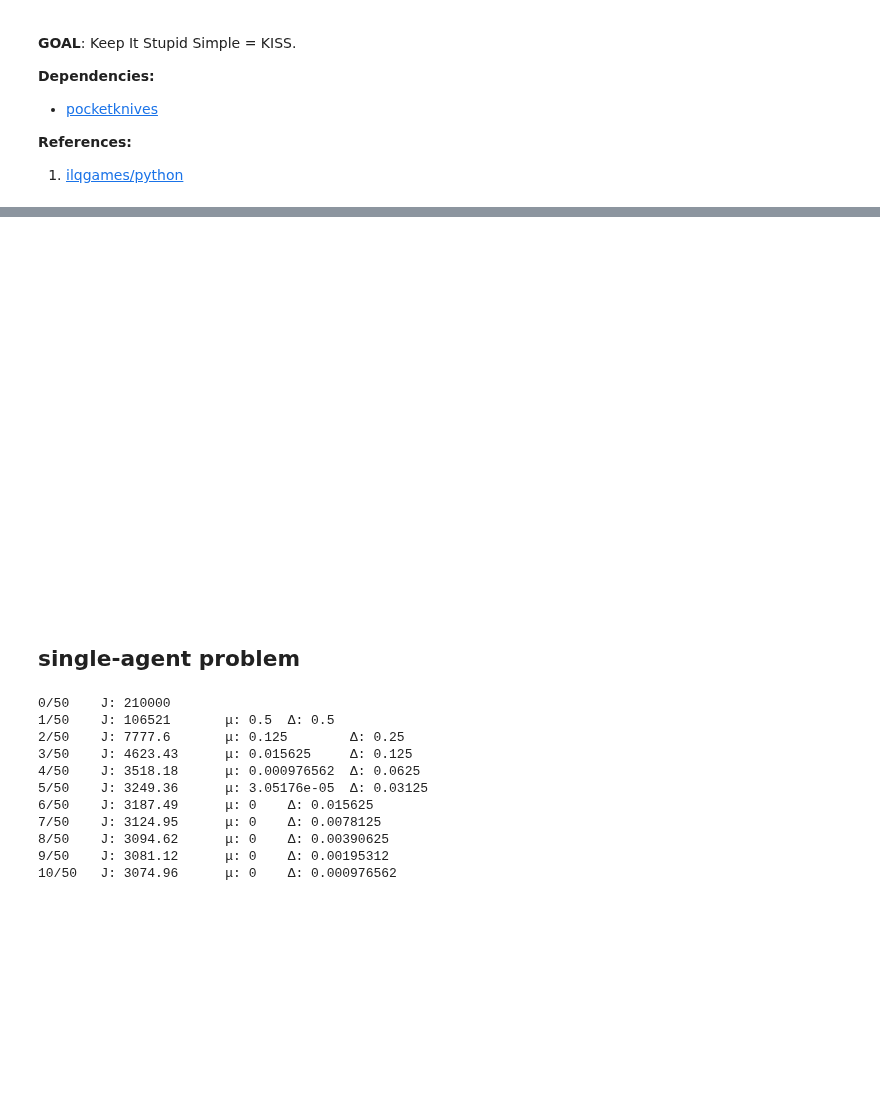
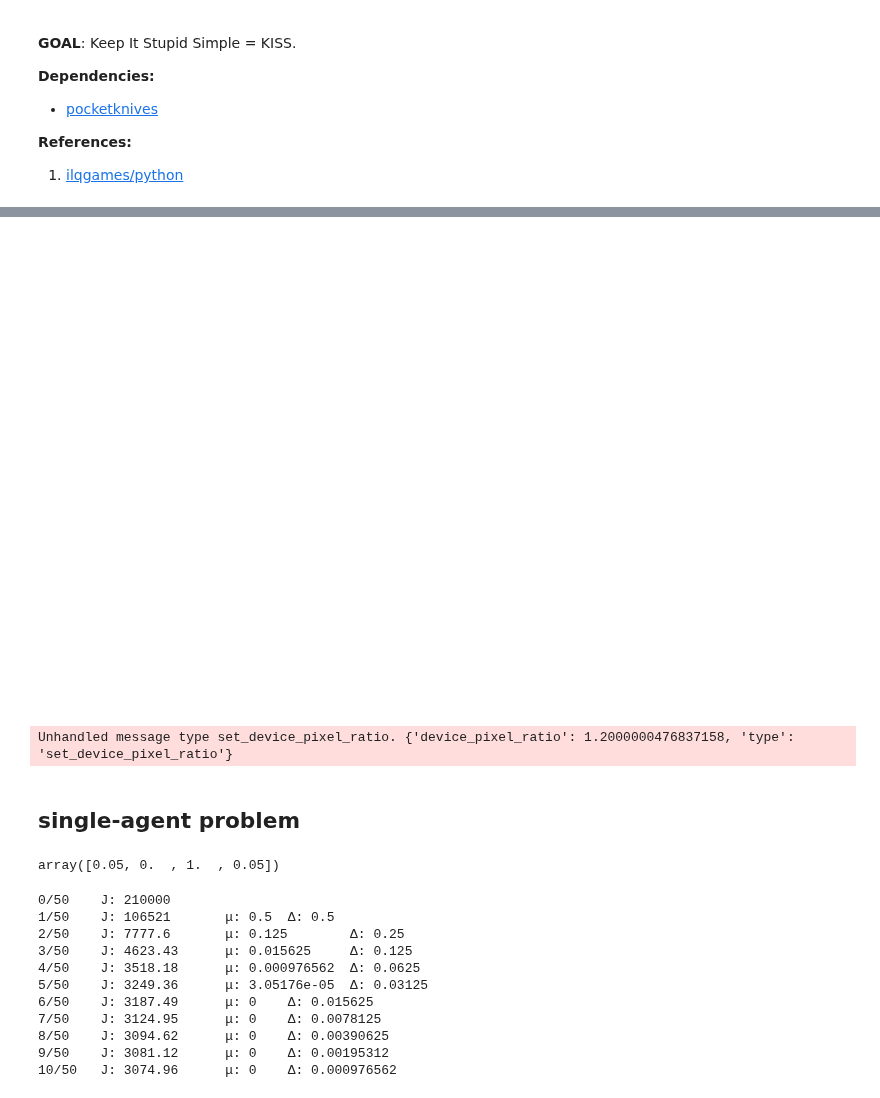
Before and after one commit to labicon/dp-ilqr, a Jupyter notebook: notebooks/main.ipynb, the cells around one changed output, grey strips where cells are left out. Saved outputs shown, nothing was run; the diff lists cells and outputs as text; code cells hidden in the pictures; blank space fills up the shorter version.

Commit message:
added quadcopter example to main.ipynb

```diff
--- a/notebooks/main.ipynb
+++ b/notebooks/main.ipynb
@@ -31,10 +29,11 @@ The autoreload extension is already loaded. To reload it, use:
 %matplotlib widget
 plt.rcParams['axes.grid'] = True
 # %%
-fig = plt.figure(figsize=(3.7, 3.7))
-# fig = plt.figure()
+# fig = plt.figure(figsize=(3.7, 3.7))
+fig = plt.figure()
 # %% [output]
-[figure, old version]
+[figure, new version]
+Unhandled message type set_device_pixel_ratio. {'device_pixel_ratio': 1.2000000476837158, 'type': 'set_device_pixel_ratio'}
 # %%
 def pos_mask(x_dims):
     """Return a mask that's true wherever there's an x or y position"""
@@ -62,4 +61,12 @@ def plot_solve(X, J, x_goal, x_dims=None):
     plt.draw()
 # %% [markdown]
 ## single-agent problem
+# %%
+# Symbolic dynamics example.
+x = np.array([0, 0, 1, 0])
+u = np.array([0, 1])
+dynamics = dec.UnicycleDynamics4dSymbolic(0.05)
+dynamics(x, u)
+# %% [output]
+array([0.05, 0.  , 1.  , 0.05])
 # %%
```
Also changed, not shown: parts of 16 cells of this notebook.
